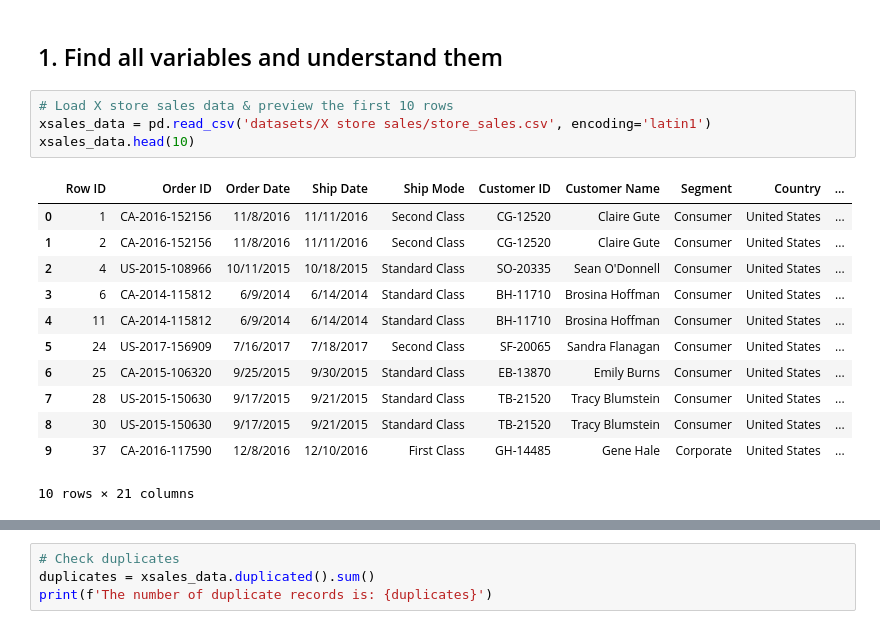
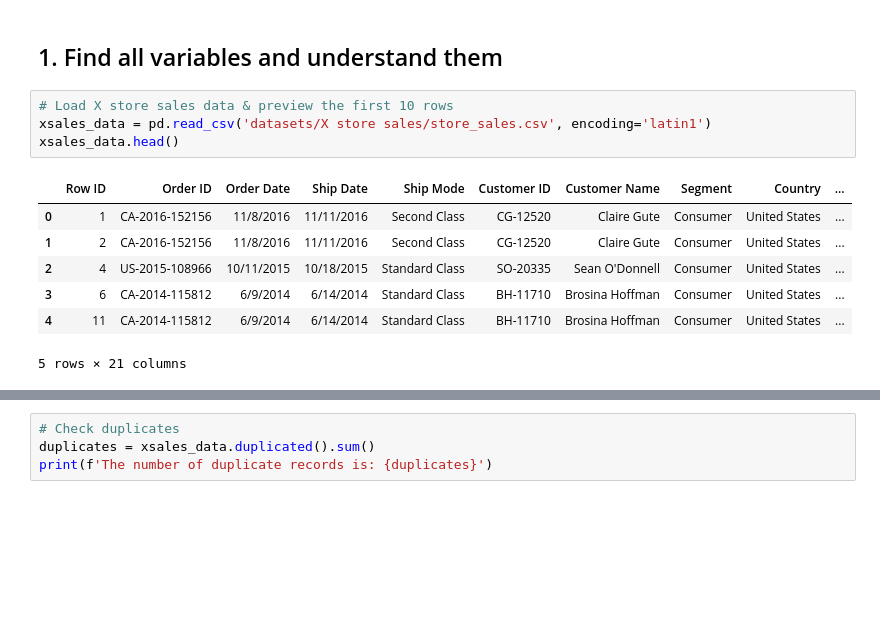
Before and after one commit to Ivy219/2026-Phase-2-Data-Science-IvyTANG, a Jupyter notebook: Part1/part1-submission.ipynb, the cells around one changed output, grey strips where cells are left out. Cells and saved outputs as stored; diff of their text form; blank space fills up the shorter version.

```diff
--- a/Part1/part1-submission.ipynb
+++ b/Part1/part1-submission.ipynb
@@ -14,20 +14,15 @@ import matplotlib.pyplot as plt
 # %%
 # Load X store sales data & preview the first 10 rows
 xsales_data = pd.read_csv('datasets/X store sales/store_sales.csv', encoding='latin1')
-xsales_data.head(10)
+xsales_data.head()
 # %% [output]
 |  | Row ID | Order ID | Order Date | Ship Date | Ship Mode | Customer ID | Customer Name | Segment | Country | ... |
 | 0 | 1 | CA-2016-152156 | 11/8/2016 | 11/11/2016 | Second Class | CG-12520 | Claire Gute | Consumer | United States | ... |
 | 1 | 2 | CA-2016-152156 | 11/8/2016 | 11/11/2016 | Second Class | CG-12520 | Claire Gute | Consumer | United States | ... |
 | 2 | 4 | US-2015-108966 | 10/11/2015 | 10/18/2015 | Standard Class | SO-20335 | Sean O'Donnell | Consumer | United States | ... |
 | 3 | 6 | CA-2014-115812 | 6/9/2014 | 6/14/2014 | Standard Class | BH-11710 | Brosina Hoffman | Consumer | United States | ... |
 | 4 | 11 | CA-2014-115812 | 6/9/2014 | 6/14/2014 | Standard Class | BH-11710 | Brosina Hoffman | Consumer | United States | ... |
-| 5 | 24 | US-2017-156909 | 7/16/2017 | 7/18/2017 | Second Class | SF-20065 | Sandra Flanagan | Consumer | United States | ... |
-| 6 | 25 | CA-2015-106320 | 9/25/2015 | 9/30/2015 | Standard Class | EB-13870 | Emily Burns | Consumer | United States | ... |
-| 7 | 28 | US-2015-150630 | 9/17/2015 | 9/21/2015 | Standard Class | TB-21520 | Tracy Blumstein | Consumer | United States | ... |
-| 8 | 30 | US-2015-150630 | 9/17/2015 | 9/21/2015 | Standard Class | TB-21520 | Tracy Blumstein | Consumer | United States | ... |
-| 9 | 37 | CA-2016-117590 | 12/8/2016 | 12/10/2016 | First Class | GH-14485 | Gene Hale | Corporate | United States | ... |
-10 rows × 21 columns
+5 rows × 21 columns
 # %%
 # check data types and missing values
 xsales_data.info()
```
Also changed, not shown: parts of 17 cells of this notebook.
